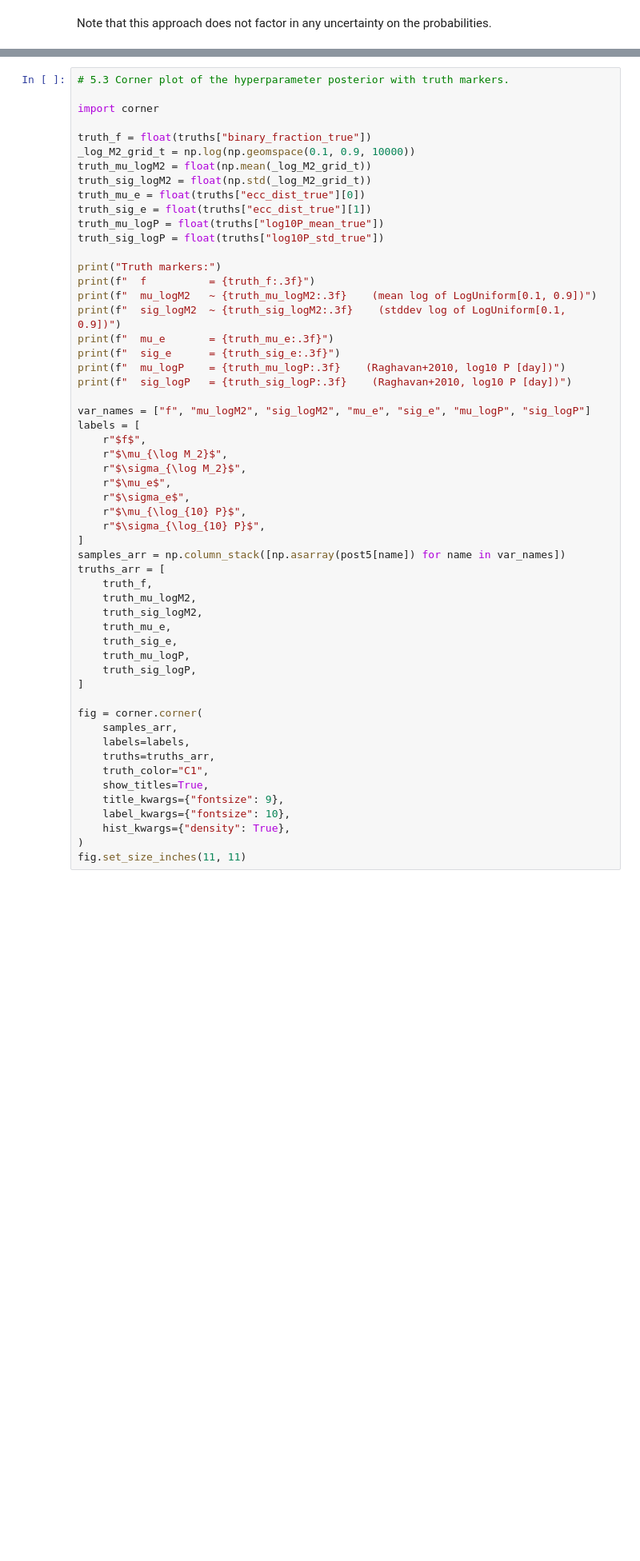
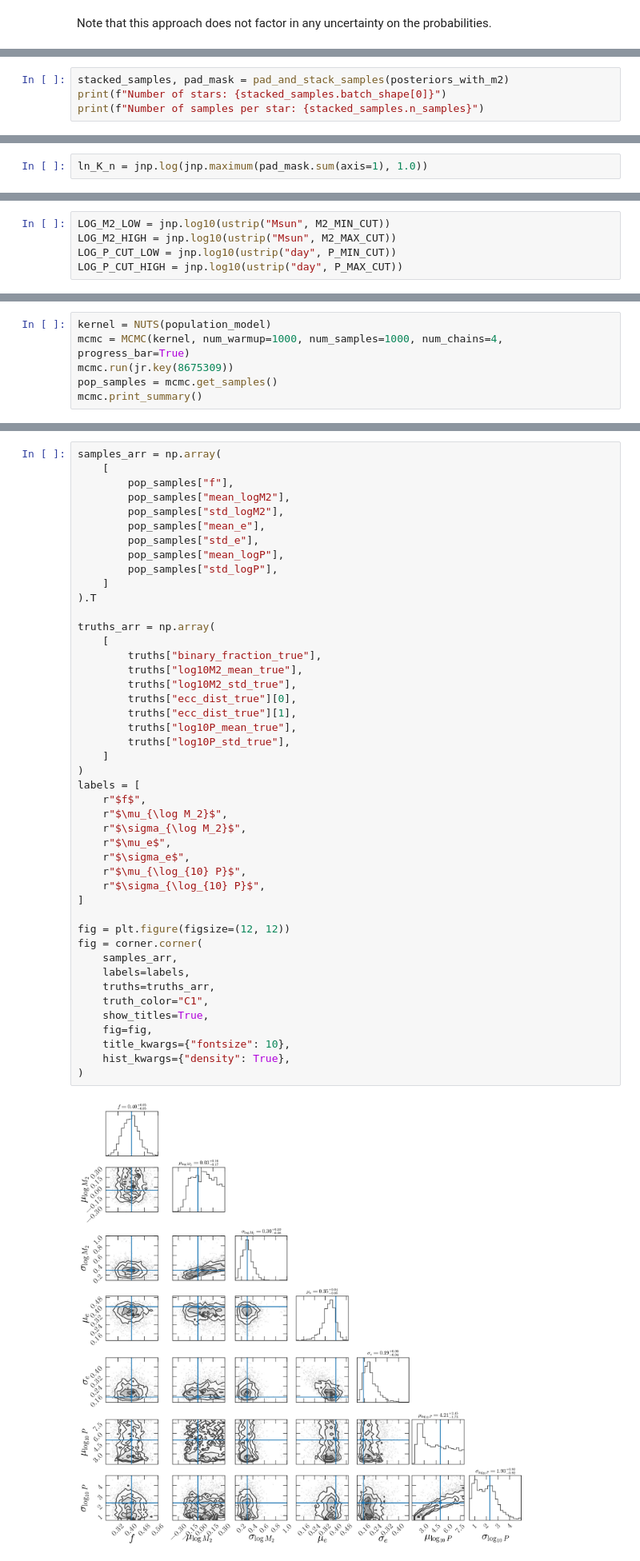
Before and after one commit to adrn/harv, a Jupyter notebook: docs/tutorials/case-studies/population-binary-fraction.ipynb, the cells around one changed output, grey strips where cells are left out. Shown at 80% size. Saved outputs shown, nothing was run; the diff lists cells and outputs as text; blank space fills up the shorter version.

Commit message:
final draft of population tutorial and enable showing in docs

```diff
--- a/docs/tutorials/case-studies/population-binary-fraction.ipynb
+++ b/docs/tutorials/case-studies/population-binary-fraction.ipynb
@@ -779,0 +784,4 @@ fig.tight_layout()
+# %%
+stacked_samples, pad_mask = pad_and_stack_samples(posteriors_with_m2)
+print(f"Number of stars: {stacked_samples.batch_shape[0]}")
+print(f"Number of samples per star: {stacked_samples.n_samples}")
@@ -779,0 +844,2 @@ fig.tight_layout()
+# %%
+ln_K_n = jnp.log(jnp.maximum(pad_mask.sum(axis=1), 1.0))
@@ -881,0 +872,5 @@ print(f"Total non-padded posterior samples across stars: {int(mask_pad_j.sum())}
+# %%
+LOG_M2_LOW = jnp.log10(ustrip("Msun", M2_MIN_CUT))
+LOG_M2_HIGH = jnp.log10(ustrip("Msun", M2_MAX_CUT))
+LOG_P_CUT_LOW = jnp.log10(ustrip("day", P_MIN_CUT))
+LOG_P_CUT_HIGH = jnp.log10(ustrip("day", P_MAX_CUT))
@@ -969,0 +942,6 @@ mcmc.print_summary()
+# %%
+kernel = NUTS(population_model)
+mcmc = MCMC(kernel, num_warmup=1000, num_samples=1000, num_chains=4, progress_bar=True)
+mcmc.run(jr.key(8675309))
+pop_samples = mcmc.get_samples()
+mcmc.print_summary()
@@ -970,56 +963,48 @@ mcmc.print_summary()
 # %%
-# 5.3 Corner plot of the hyperparameter posterior with truth markers.
+samples_arr = np.array(
+    [
+        pop_samples["f"],
+        pop_samples["mean_logM2"],
+        pop_samples["std_logM2"],
+        pop_samples["mean_e"],
+        pop_samples["std_e"],
+        pop_samples["mean_logP"],
+        pop_samples["std_logP"],
+    ]
+).T
 
-import corner
-
-truth_f = float(truths["binary_fraction_true"])
-_log_M2_grid_t = np.log(np.geomspace(0.1, 0.9, 10000))
-truth_mu_logM2 = float(np.mean(_log_M2_grid_t))
-truth_sig_logM2 = float(np.std(_log_M2_grid_t))
-truth_mu_e = float(truths["ecc_dist_true"][0])
-truth_sig_e = float(truths["ecc_dist_true"][1])
-truth_mu_logP = float(truths["log10P_mean_true"])
-truth_sig_logP = float(truths["log10P_std_true"])
-
-print("Truth markers:")
-print(f"  f          = {truth_f:.3f}")
-print(f"  mu_logM2   ~ {truth_mu_logM2:.3f}    (mean log of LogUniform[0.1, 0.9])")
-print(f"  sig_logM2  ~ {truth_sig_logM2:.3f}    (stddev log of LogUniform[0.1, 0.9])")
-print(f"  mu_e       = {truth_mu_e:.3f}")
-print(f"  sig_e      = {truth_sig_e:.3f}")
-print(f"  mu_logP    = {truth_mu_logP:.3f}    (Raghavan+2010, log10 P [day])")
-print(f"  sig_logP   = {truth_sig_logP:.3f}    (Raghavan+2010, log10 P [day])")
-
-var_names = ["f", "mu_logM2", "sig_logM2", "mu_e", "sig_e", "mu_logP", "sig_logP"]
+truths_arr = np.array(
+    [
+        truths["binary_fraction_true"],
+        truths["log10M2_mean_true"],
+        truths["log10M2_std_true"],
+        truths["ecc_dist_true"][0],
+        truths["ecc_dist_true"][1],
+        truths["log10P_mean_true"],
+        truths["log10P_std_true"],
+    ]
+)
 labels = [
     r"$f$",
     r"$\mu_{\log M_2}$",
     r"$\sigma_{\log M_2}$",
     r"$\mu_e$",
     r"$\sigma_e$",
     r"$\mu_{\log_{10} P}$",
     r"$\sigma_{\log_{10} P}$",
 ]
-samples_arr = np.column_stack([np.asarray(post5[name]) for name in var_names])
-truths_arr = [
-    truth_f,
-    truth_mu_logM2,
-    truth_sig_logM2,
-    truth_mu_e,
-    truth_sig_e,
-    truth_mu_logP,
-    truth_sig_logP,
-]
 
+fig = plt.figure(figsize=(12, 12))
 fig = corner.corner(
     samples_arr,
     labels=labels,
     truths=truths_arr,
     truth_color="C1",
     show_titles=True,
-    title_kwargs={"fontsize": 9},
-    label_kwargs={"fontsize": 10},
+    fig=fig,
+    title_kwargs={"fontsize": 10},
     hist_kwargs={"density": True},
 )
-fig.set_size_inches(11, 11)
+# %% [output]
+[figure, added]
 # %%
```
Also changed, not shown: parts of 51 cells of this notebook, 1 other file.
